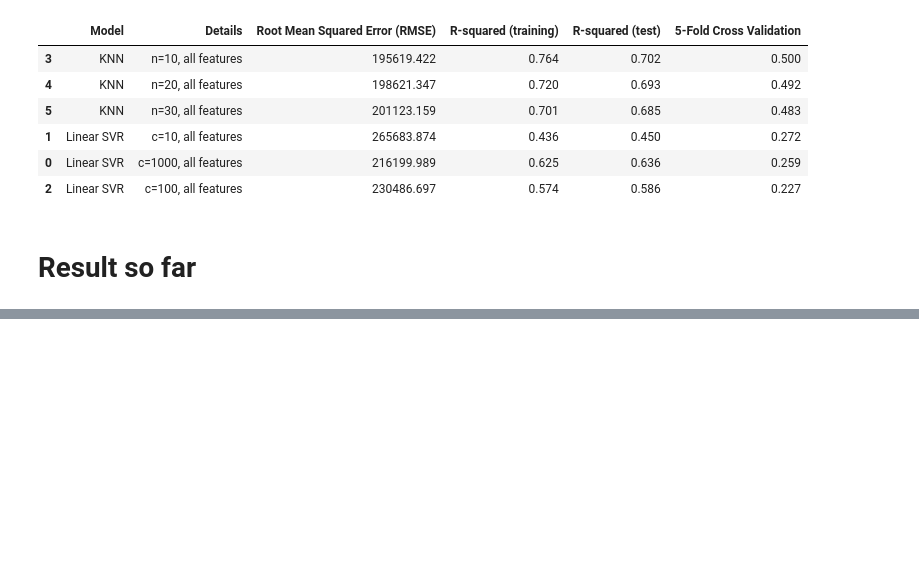
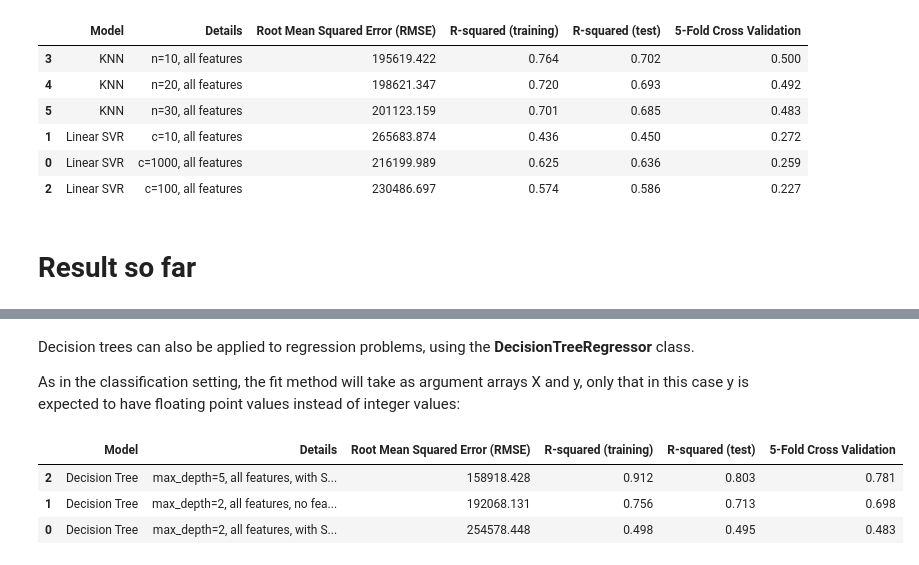
Before and after one commit to omgitsmj24/BOOT_AI_INTERN, a Jupyter notebook: Regression/all_regression_ever.ipynb, the cells around one changed output, grey strips where cells are left out. Saved outputs shown, nothing was run; the diff lists cells and outputs as text; code cells hidden in the pictures; blank space fills up the shorter version.

```diff
--- a/Regression/all_regression_ever.ipynb
+++ b/Regression/all_regression_ever.ipynb
@@ -883,0 +908,60 @@ final
+# %% [markdown]
+Decision trees can also be applied to regression problems, using the **DecisionTreeRegressor** class.
+
+As in the classification setting, the fit method will take as argument arrays X and y, only that in this case y is expected to have floating point values instead of integer values:
+# %%
+from sklearn.tree import DecisionTreeRegressor
+
+evaluation_dtr = pd.DataFrame({'Model': [],'Details':[],'Root Mean Squared Error (RMSE)':[],'R-squared (training)':[],'R-squared (test)':[], '5-Fold Cross Validation':[]})
+
+features = ['bedrooms','bathrooms','sqft_living','sqft_lot','floors','waterfront',
+            'view','condition','grade','sqft_above','sqft_basement','age_binned_<1',
+            'age_binned_1-5', 'age_binned_6-10','age_binned_11-25', 'age_binned_26-50',
+            'age_binned_51-75','age_binned_76-100', 'age_binned_>100','age_rnv_binned_<1',
+            'age_rnv_binned_1-5', 'age_rnv_binned_6-10', 'age_rnv_binned_11-25',
+            'age_rnv_binned_26-50', 'age_rnv_binned_51-75', 'age_rnv_binned_>75',
+            'zipcode','lat','long','sqft_living15','sqft_lot15']
+
+X_train_dtr, X_test_dtr, y_train_dtr, y_test_dtr = train_test_split(df_dm, target, test_size=0.2, random_state=3)
+
+X_train_dtr_sc, X_test_dtr_sc = Standard(X_train_dtr, X_test_dtr)
+
+dtr = DecisionTreeRegressor(criterion = "squared_error", max_depth=2)
+dtr.fit(X_train_dtr_sc[features], y_train_dtr)
+pred = dtr.predict(X_test_dtr_sc[features])
+
+rmsedtr = float(format(np.sqrt(metrics.mean_squared_error(y_test_dtr,pred)),'.3f'))
+rtrkdtr = float(format(dtr.score(X_train_dtr_sc[features],y_train_dtr),'.3f'))
+rtekdtr = float(format(dtr.score(X_test_dtr_sc[features],y_test_dtr),'.3f'))
+cv = float(format(cross_val_score(dtr,df_dm[features],target,cv=5).mean(),'.3f'))
+
+dtr = DecisionTreeRegressor(criterion = "squared_error", max_depth=5)
+dtr.fit(X_train_dtr_sc[features], y_train_dtr)
+pred = dtr.predict(X_test_dtr_sc[features])
+
+rmsedtr1 = float(format(np.sqrt(metrics.mean_squared_error(y_test_dtr,pred)),'.3f'))
+rtrkdtr1 = float(format(dtr.score(X_train_dtr_sc[features],y_train_dtr),'.3f'))
+rtekdtr1 = float(format(dtr.score(X_test_dtr_sc[features],y_test_dtr),'.3f'))
+cv1 = float(format(cross_val_score(dtr,df_dm[features],target,cv=5).mean(),'.3f'))
+
+dtr = DecisionTreeRegressor(criterion = "squared_error", max_depth=10)
+dtr.fit(X_train_dtr_sc[features], y_train_dtr)
+pred = dtr.predict(X_test_dtr_sc[features])
+
+rmsedtr2 = float(format(np.sqrt(metrics.mean_squared_error(y_test_dtr,pred)),'.3f'))
+rtrkdtr2 = float(format(dtr.score(X_train_dtr_sc[features],y_train_dtr),'.3f'))
+rtekdtr2 = float(format(dtr.score(X_test_dtr_sc[features],y_test_dtr),'.3f'))
+cv2 = float(format(cross_val_score(dtr,df_dm[features],target,cv=5).mean(),'.3f'))
+
+r = evaluation_dtr.shape[0]
+
+evaluation_dtr.loc[r] = ['Decision Tree','max_depth=2, all features, with StandardScaler',rmsedtr,rtrkdtr,rtekdtr,cv]
+evaluation_dtr.loc[r+1] = ['Decision Tree','max_depth=2, all features, no feature scaling',rmsedtr1,rtrkdtr1,rtekdtr1,cv1]
+evaluation_dtr.loc[r+2] = ['Decision Tree','max_depth=5, all features, with StandardScaler',rmsedtr2,rtrkdtr2,rtekdtr2,cv2]
+
+evaluation_dtr.sort_values(by = '5-Fold Cross Validation', ascending=False)
+# %% [output]
+|  | Model | Details | Root Mean Squared Error (RMSE) | R-squared (training) | R-squared (test) | 5-Fold Cross Validation |
+| 2 | Decision Tree | max_depth=5, all features, with S... | 158918.428 | 0.912 | 0.803 | 0.781 |
+| 1 | Decision Tree | max_depth=2, all features, no fea... | 192068.131 | 0.756 | 0.713 | 0.698 |
+| 0 | Decision Tree | max_depth=2, all features, with S... | 254578.448 | 0.498 | 0.495 | 0.483 |
```
Also changed, not shown: parts of 5 cells of this notebook.
